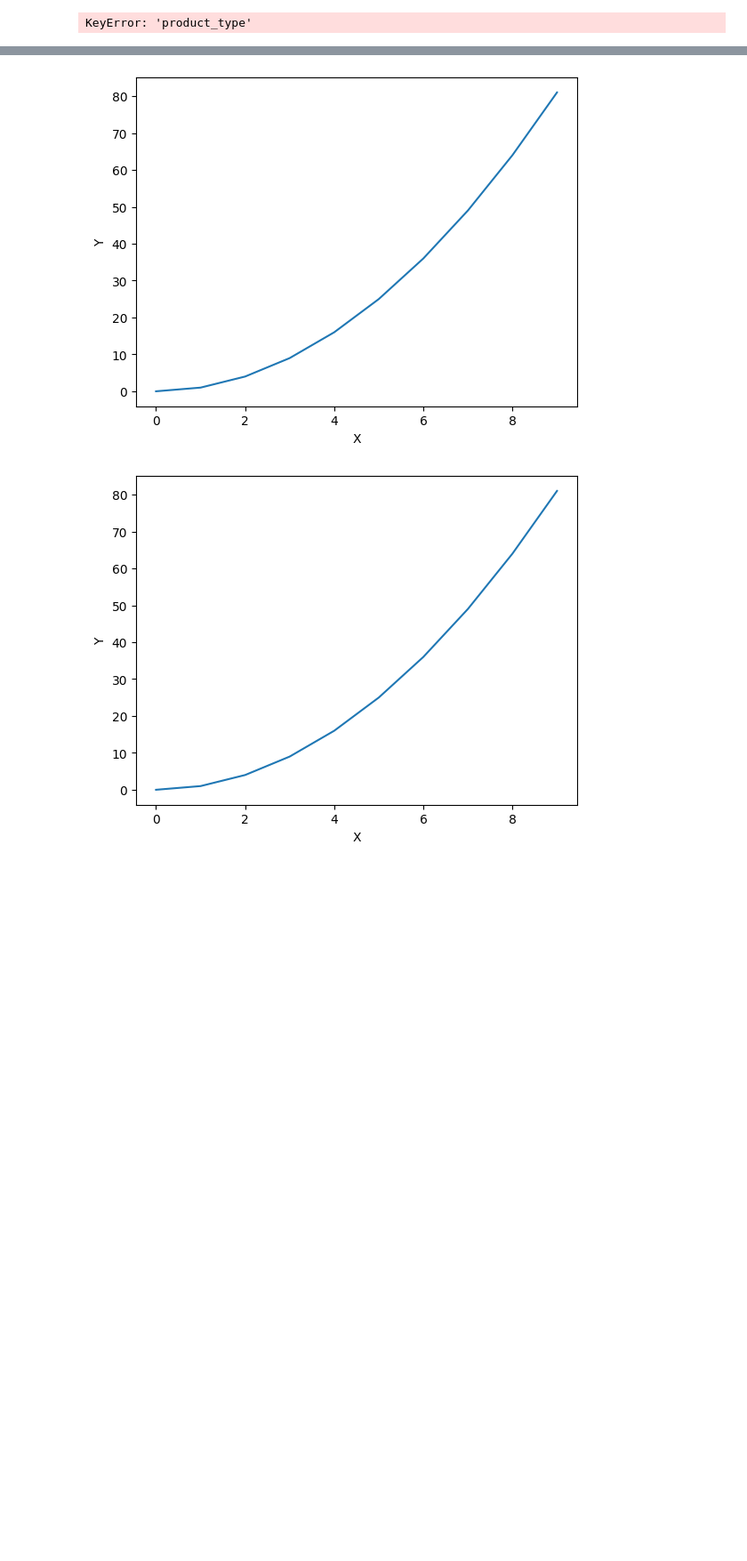
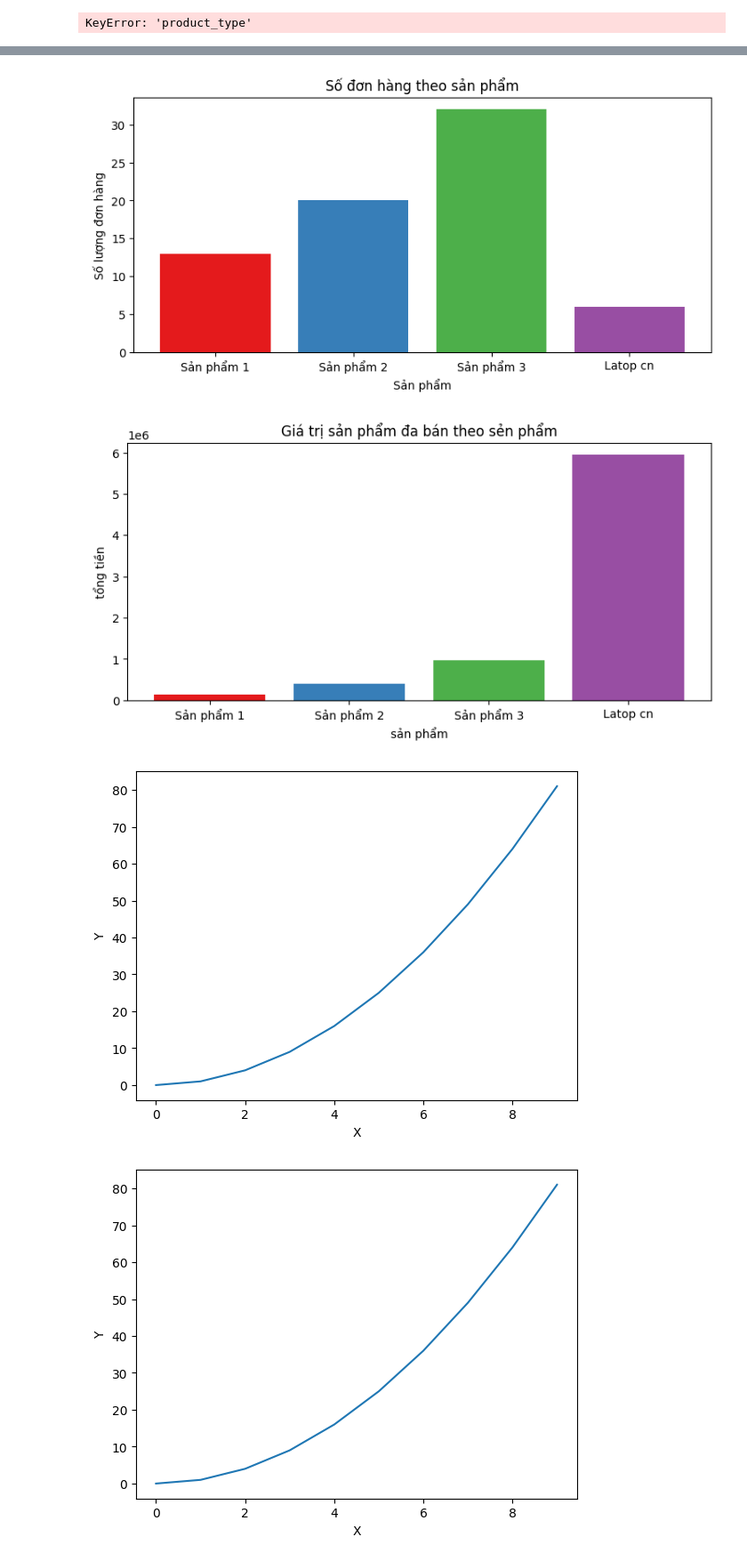
Before and after one commit to hieuad33/python_mng_product, a Jupyter notebook: Untitled.ipynb, the cells around one changed output, grey strips where cells are left out. Shown at 89% size. Cells and saved outputs as stored; diff of their text form; code cells hidden in the pictures; blank space fills up the shorter version.

```diff
--- a/Untitled.ipynb
+++ b/Untitled.ipynb
@@ -184,7 +153,6 @@ def save_data(data,fl='products.csv'):
 def delete_data(product_data,data):
     product_data = product_data.drop(data)
 def read_data(fl='products.csv'):
-    del data
     data = pd.read_csv(fl)
     return data
 
@@ -204,13 +172,18 @@ def add_pr(code,name,quantity,price,product_type):
 # %%
 cate=read_data("category.csv")
 pro=read_data("products.csv")
-
-print(pro.index)
-
-merged_df = pd.merge(left=pro, right=cate, on='type_code')
+sell=read_data("sell_data.csv")
 
 
-df_giadung = cate.loc[cate["type_name"].str.contains("Máy tính bảng")]
+
+
+
+
+ss_df = pd.merge(left=pro, right=sell, on='code')
+
 # In DataFrame
-print(str(df_giadung['type_name']))
+print(ss_df)
+
+ttsk=ss_df.groupby(['code','name'])['quantity_sell'].sum().sort_values(ascending=True)
+print(ttsk)
 # %% [output]
@@ -220,3 +207,40 @@ Name: type_name, dtype: object
+# %%
+data = pd.merge(left=pro, right=sell, on='code')
+
+data=data.groupby(['code','name','price'])[['quantity_sell']].sum()
+
+colors = plt.cm.Set1.colors[:len(data)]
+
+
+# Tần số đơn hàng theo Gender
+
+
+# Vẽ biểu đồ cột
+plt.figure(figsize=(9, 4))
+plt.bar(data.index.get_level_values("name"), data['quantity_sell'],color=colors)
+plt.xlabel("Sản phẩm")
+plt.ylabel("Số lượng đơn hàng")
+plt.title("Số đơn hàng theo sản phẩm")
+plt.show()
+
+
+data['sales_total']= data['quantity_sell']*data.index.get_level_values("price")
+
+plt.figure(figsize=(9, 4))
+plt.bar(data.index.get_level_values("name"), data['sales_total'], color=colors)
+
+
+
+plt.title("Giá trị sản phẩm đa bán theo sẻn phẩm")
+plt.xlabel("sản phẩm")
+plt.ylabel("tổng tiền")
+
+# Hiển thị biểu đồ
+
+plt.show()
+# %% [output]
+[figure, added]
+[figure, added]
 # %%
 import tkinter as tk
 from tkinter import ttk
```
Also changed, not shown: parts of 4 cells of this notebook, 4 other files.
